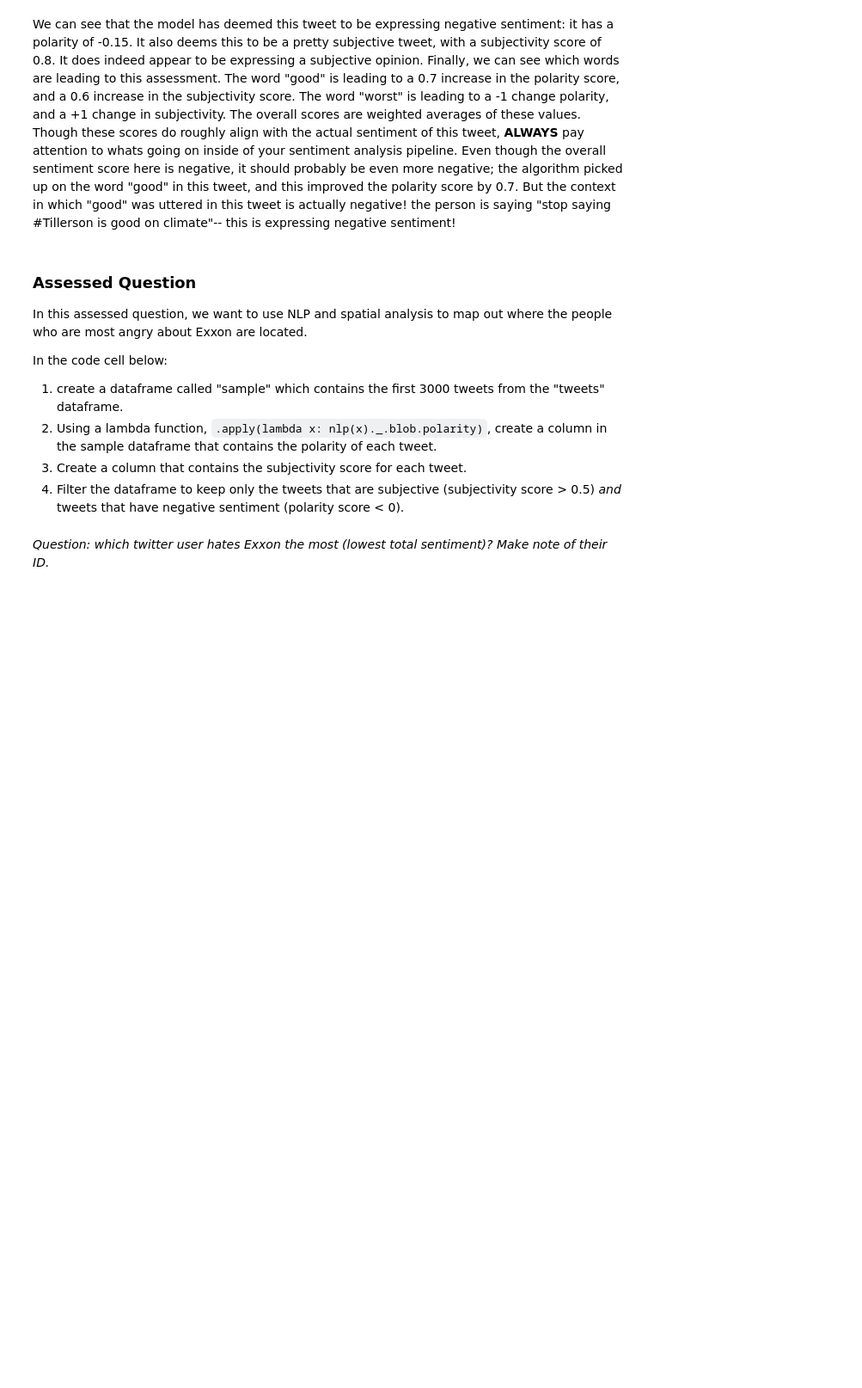
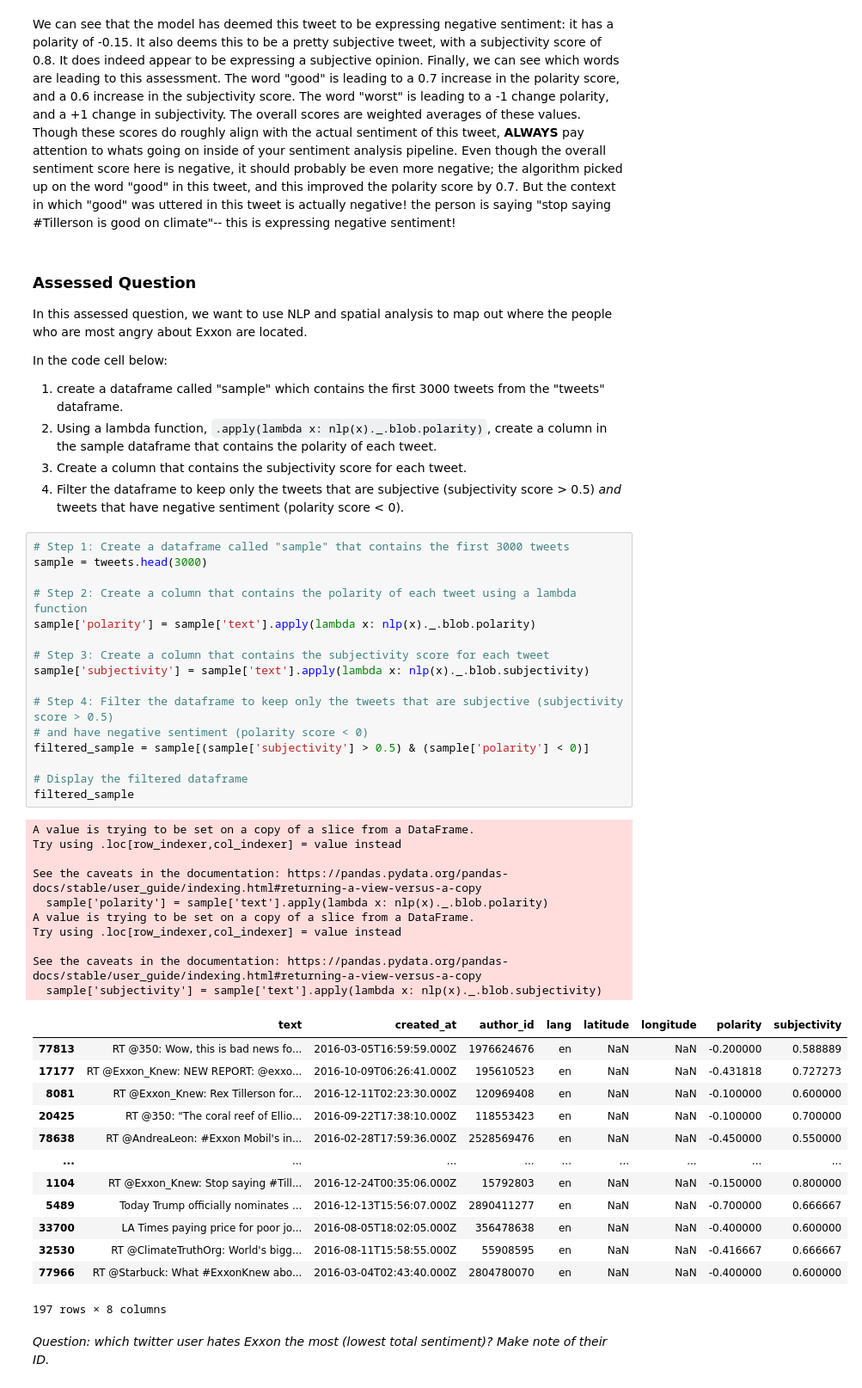
Before and after one commit to LYK0608/My-QM2, a Jupyter notebook: notebooks/W04. Natural Language Processing.ipynb, the cells around one changed output. Shown at 86% size. Cells and saved outputs as stored; diff of their text form; blank space fills up the shorter version.

```diff
--- a/notebooks/W04. Natural Language Processing.ipynb
+++ b/notebooks/W04. Natural Language Processing.ipynb
@@ -644,5 +664,45 @@ In the code cell below:
 2. Using a lambda function, `.apply(lambda x: nlp(x)._.blob.polarity)`, create a column in the sample dataframe that contains the polarity of each tweet.
 3. Create a column that contains the subjectivity score for each tweet.
 4. Filter the dataframe to keep only the tweets that are subjective (subjectivity score > 0.5) *and* tweets that have negative sentiment (polarity score < 0).
+# %%
+# Step 1: Create a dataframe called "sample" that contains the first 3000 tweets
+sample = tweets.head(3000)
+
+# Step 2: Create a column that contains the polarity of each tweet using a lambda function
+sample['polarity'] = sample['text'].apply(lambda x: nlp(x)._.blob.polarity)
+
+# Step 3: Create a column that contains the subjectivity score for each tweet
+sample['subjectivity'] = sample['text'].apply(lambda x: nlp(x)._.blob.subjectivity)
+
+# Step 4: Filter the dataframe to keep only the tweets that are subjective (subjectivity score > 0.5)
+# and have negative sentiment (polarity score < 0)
+filtered_sample = sample[(sample['subjectivity'] > 0.5) & (sample['polarity'] < 0)]
+
+# Display the filtered dataframe
+filtered_sample
+# %% [output]
+A value is trying to be set on a copy of a slice from a DataFrame.
+Try using .loc[row_indexer,col_indexer] = value instead
+
+See the caveats in the documentation: https://pandas.pydata.org/pandas-docs/stable/user_guide/indexing.html#returning-a-view-versus-a-copy
+  sample['polarity'] = sample['text'].apply(lambda x: nlp(x)._.blob.polarity)
+A value is trying to be set on a copy of a slice from a DataFrame.
+Try using .loc[row_indexer,col_indexer] = value instead
+
+See the caveats in the documentation: https://pandas.pydata.org/pandas-docs/stable/user_guide/indexing.html#returning-a-view-versus-a-copy
+  sample['subjectivity'] = sample['text'].apply(lambda x: nlp(x)._.blob.subjectivity)
+|  | text | created_at | author_id | lang | latitude | longitude | polarity | subjectivity |
+| 77813 | RT @350: Wow, this is bad news fo... | 2016-03-05T16:59:59.000Z | 1976624676 | en | NaN | NaN | -0.200000 | 0.588889 |
+| 17177 | RT @Exxon_Knew: NEW REPORT: @exxo... | 2016-10-09T06:26:41.000Z | 195610523 | en | NaN | NaN | -0.431818 | 0.727273 |
+| 8081 | RT @Exxon_Knew: Rex Tillerson for... | 2016-12-11T02:23:30.000Z | 120969408 | en | NaN | NaN | -0.100000 | 0.600000 |
+| 20425 | RT @350: "The coral reef of Ellio... | 2016-09-22T17:38:10.000Z | 118553423 | en | NaN | NaN | -0.100000 | 0.700000 |
+| 78638 | RT @AndreaLeon: #Exxon Mobil's in... | 2016-02-28T17:59:36.000Z | 2528569476 | en | NaN | NaN | -0.450000 | 0.550000 |
+| ... | ... | ... | ... | ... | ... | ... | ... | ... |
+| 1104 | RT @Exxon_Knew: Stop saying #Till... | 2016-12-24T00:35:06.000Z | 15792803 | en | NaN | NaN | -0.150000 | 0.800000 |
+| 5489 | Today Trump officially nominates ... | 2016-12-13T15:56:07.000Z | 2890411277 | en | NaN | NaN | -0.700000 | 0.666667 |
+| 33700 | LA Times paying price for poor jo... | 2016-08-05T18:02:05.000Z | 356478638 | en | NaN | NaN | -0.400000 | 0.600000 |
+| 32530 | RT @ClimateTruthOrg: World's bigg... | 2016-08-11T15:58:55.000Z | 55908595 | en | NaN | NaN | -0.416667 | 0.666667 |
+| 77966 | RT @Starbuck: What #ExxonKnew abo... | 2016-03-04T02:43:40.000Z | 2804780070 | en | NaN | NaN | -0.400000 | 0.600000 |
+197 rows × 8 columns
 # %% [markdown]
 *Question: which twitter user hates Exxon the most (lowest total sentiment)? Make note of their ID.*
```
Also changed, not shown: parts of 3 cells of this notebook.
